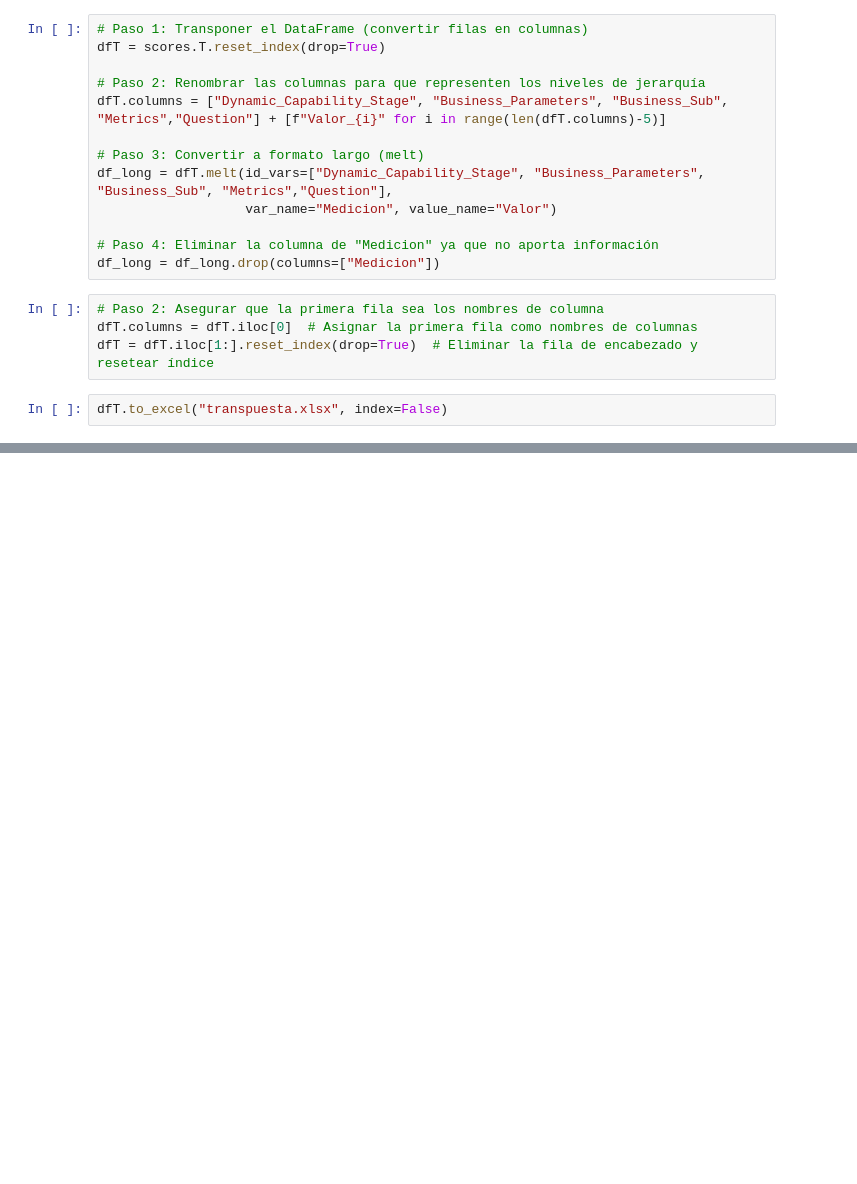
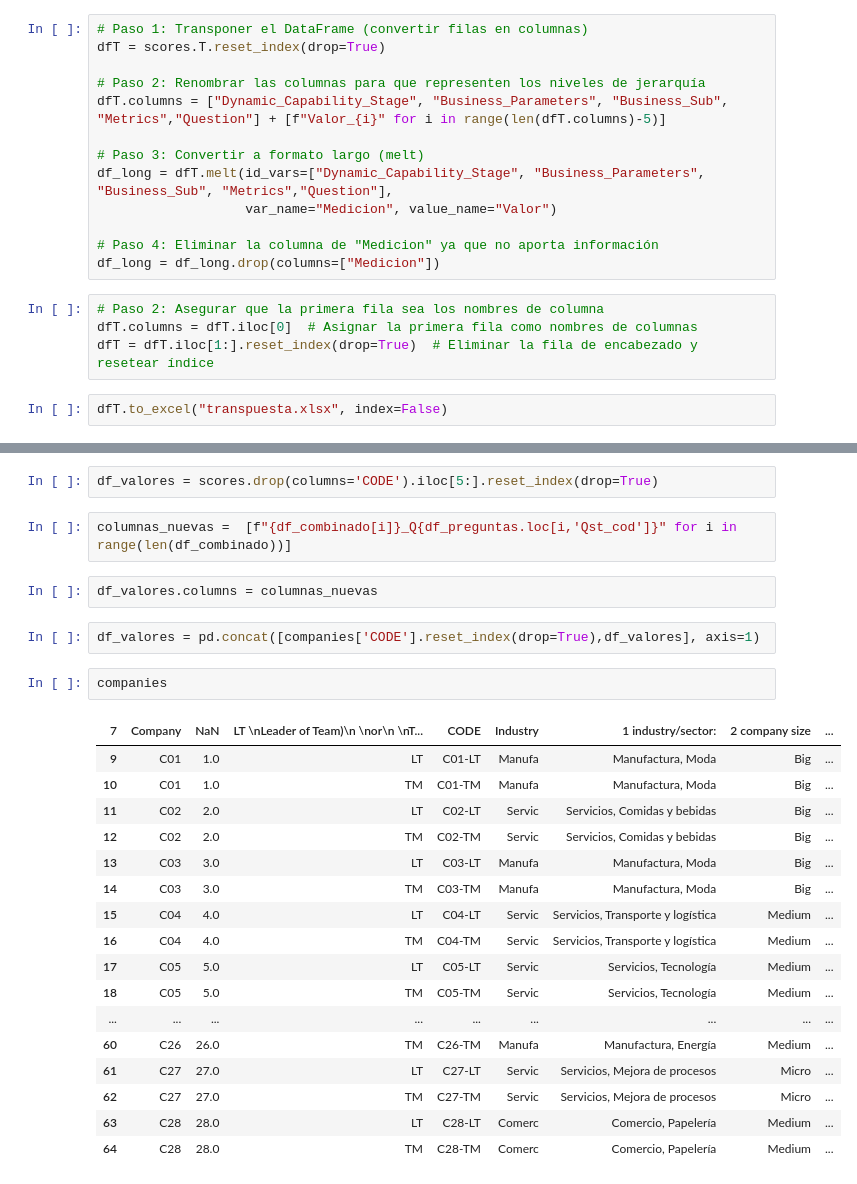
Before and after one commit to AlejaGuz/orange, a Jupyter notebook: orange_project_icesi.ipynb, the cells around one changed output, grey strips where cells are left out. Saved outputs shown, nothing was run; the diff lists cells and outputs as text; blank space fills up the shorter version.

```diff
--- a/orange_project_icesi.ipynb
+++ b/orange_project_icesi.ipynb
@@ -95,0 +119,28 @@ dfT.to_excel("transpuesta.xlsx", index=False)
+# %%
+df_valores = scores.drop(columns='CODE').iloc[5:].reset_index(drop=True)
+# %%
+columnas_nuevas =  [f"{df_combinado[i]}_Q{df_preguntas.loc[i,'Qst_cod']}" for i in range(len(df_combinado))]
+# %%
+df_valores.columns = columnas_nuevas
+# %%
+df_valores = pd.concat([companies['CODE'].reset_index(drop=True),df_valores], axis=1)
+# %%
+companies
+# %% [output]
+| 7 | Company | NaN | LT \nLeader of Team)\n \nor\n \nT... | CODE | Industry | 1 industry/sector: | 2 company size | ... |
+| 9 | C01 | 1.0 | LT | C01-LT | Manufa | Manufactura, Moda | Big | ... |
+| 10 | C01 | 1.0 | TM | C01-TM | Manufa | Manufactura, Moda | Big | ... |
+| 11 | C02 | 2.0 | LT | C02-LT | Servic | Servicios, Comidas y bebidas | Big | ... |
+| 12 | C02 | 2.0 | TM | C02-TM | Servic | Servicios, Comidas y bebidas | Big | ... |
+| 13 | C03 | 3.0 | LT | C03-LT | Manufa | Manufactura, Moda | Big | ... |
+| 14 | C03 | 3.0 | TM | C03-TM | Manufa | Manufactura, Moda | Big | ... |
+| 15 | C04 | 4.0 | LT | C04-LT | Servic | Servicios, Transporte y logística | Medium | ... |
+| 16 | C04 | 4.0 | TM | C04-TM | Servic | Servicios, Transporte y logística | Medium | ... |
+| 17 | C05 | 5.0 | LT | C05-LT | Servic | Servicios, Tecnología | Medium | ... |
+| 18 | C05 | 5.0 | TM | C05-TM | Servic | Servicios, Tecnología | Medium | ... |
+| ... | ... | ... | ... | ... | ... | ... | ... | ... |
+| 60 | C26 | 26.0 | TM | C26-TM | Manufa | Manufactura, Energía | Medium | ... |
+| 61 | C27 | 27.0 | LT | C27-LT | Servic | Servicios, Mejora de procesos | Micro | ... |
+| 62 | C27 | 27.0 | TM | C27-TM | Servic | Servicios, Mejora de procesos | Micro | ... |
+| 63 | C28 | 28.0 | LT | C28-LT | Comerc | Comercio, Papelería | Medium | ... |
+| 64 | C28 | 28.0 | TM | C28-TM | Comerc | Comercio, Papelería | Medium | ... |
```
Also changed, not shown: parts of 5 cells of this notebook.
